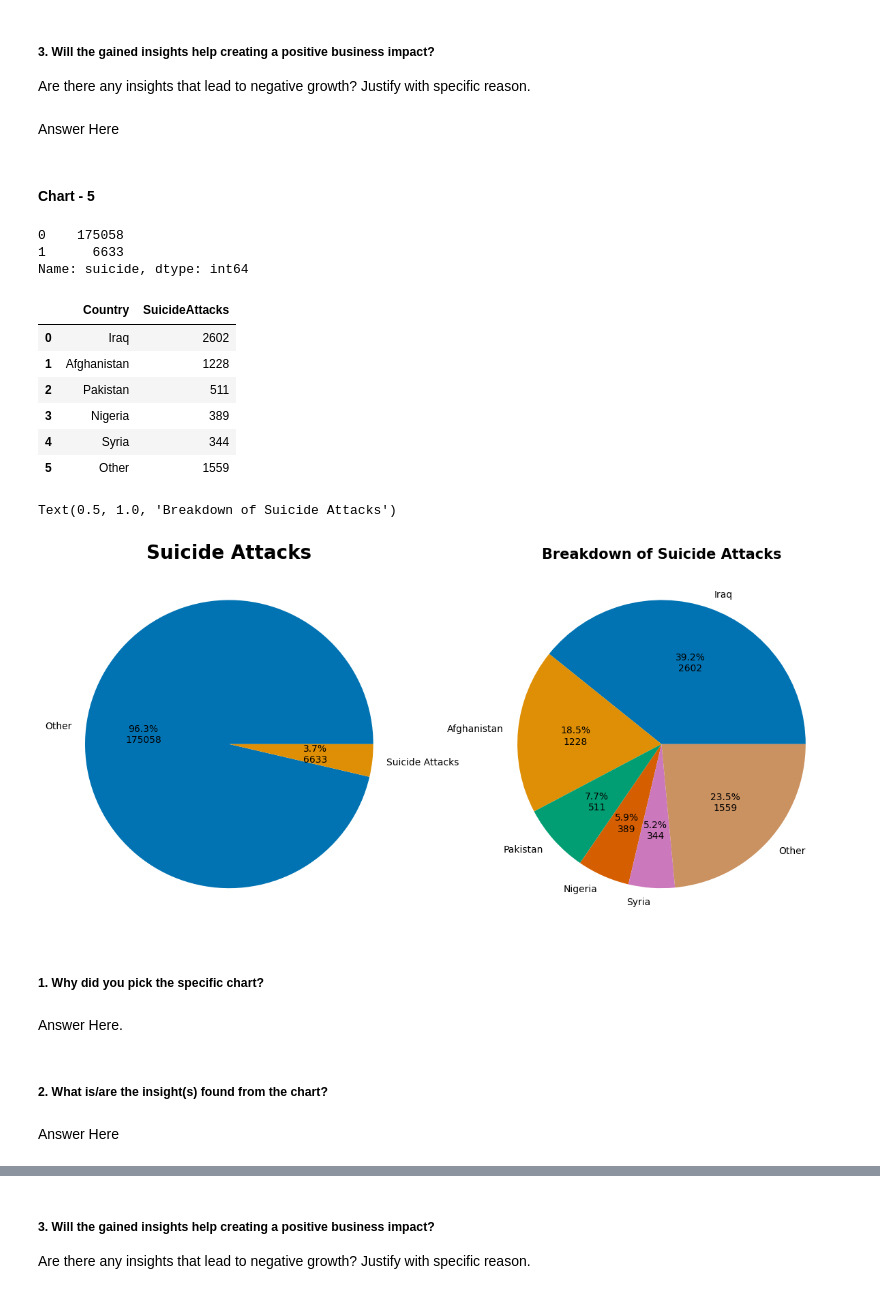
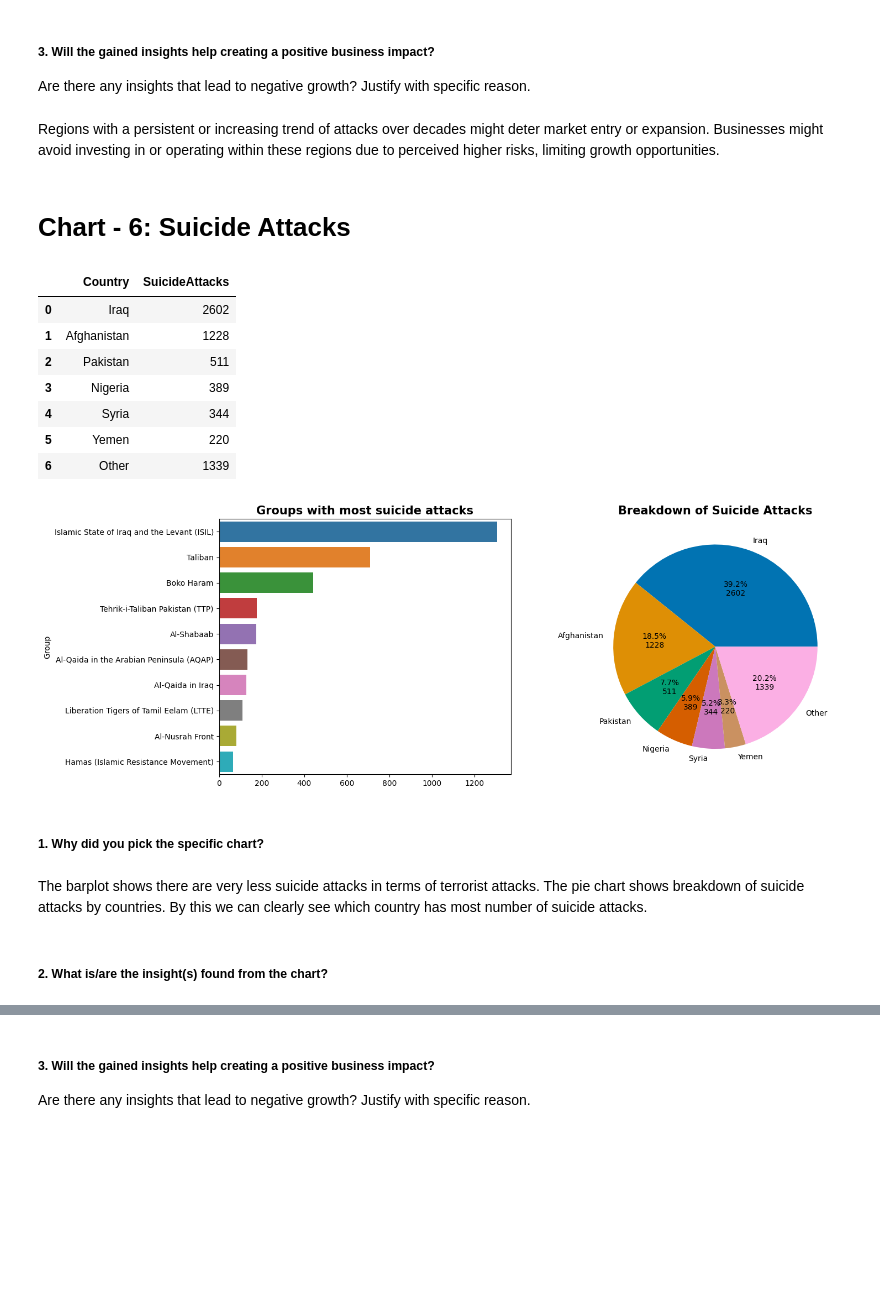
Before and after one commit to Mansi67/Global_Terrorism_Dataset_EDA, a Jupyter notebook: Global_Terrorism_Dataset_EDA.ipynb, the cells around one changed output, grey strips where cells are left out. Drawn from its saved outputs; the diff is of its cells as text; code cells hidden in the pictures; blank space fills up the shorter version.

```diff
--- a/Global_Terrorism_Dataset_EDA.ipynb
+++ b/Global_Terrorism_Dataset_EDA.ipynb
@@ -454,21 +500,18 @@ Answer Here
 # %% [markdown]
 ##### 3. Will the gained insights help creating a positive business impact?
 Are there any insights that lead to negative growth? Justify with specific reason.
-# %% [markdown]
-Answer Here
+# %% [markdown]
+Regions with a persistent or increasing trend of attacks over decades might deter market entry or expansion. Businesses might avoid investing in or operating within these regions due to perceived higher risks, limiting growth opportunities.
 # %% [markdown]
-#### Chart - 5
+# **Chart - 6: Suicide Attacks**
-# %%
-# Chart - 5 visualization code
-df['suicide'].value_counts()
-# %% [output]
-0    175058
-1      6633
-Name: suicide, dtype: int64
 # %%
-s=df[df['suicide']==1].groupby('Country')['eventid'].count().sort_values(ascending=False)[0:5]
-others=df[df['suicide']==1].groupby('Country')['eventid'].count().sort_values(ascending=False)[5:].sum()
+# Top Countries with Most Suicide Terrorist attacks with their count of attacks
+s=df[df['suicide']==1].groupby('Country')['eventid'].count().sort_values(ascending=False)[0:6]
+
+# Grouping rest of the countries and calling them others and calculating the sum of number of suicide attacks
+others=df[df['suicide']==1].groupby('Country')['eventid'].count().sort_values(ascending=False)[6:].sum()
 # %%
+# Create a dataframe from above data
 new_frame=pd.DataFrame({'Country':s.index,'SuicideAttacks':s.values}, index=None)
 new_frame.loc[len(new_frame.index)] = ['Other', others]
 new_frame
@@ -479,36 +522,44 @@ new_frame
 | 2 | Pakistan | 511 |
 | 3 | Nigeria | 389 |
 | 4 | Syria | 344 |
-| 5 | Other | 1559 |
+| 5 | Yemen | 220 |
+| 6 | Other | 1339 |
 # %%
+# Plot 1x2 grid for plot
 fig, (ax1,ax2) = plt.subplots(1,2,figsize=(15,6)) #ax1,ax2 refer to your two pies
 
-# 1,2 denotes 1 row, 2 columns - if you want to stack vertically, it would be 2,1
+# Set Palette Color for plot
 palette_color = sns.color_palette('colorblind')
-labels = ['Other','Suicide Attacks']
-values = df['suicide'].value_counts()
-total=sum(values)
+
+# Show % and number of attacks in pieplot
 def fmt(x):
     return '{:.1f}%\n{:.0f}'.format(x, total*x/100)
-ax1.pie(values,labels = labels,colors = palette_color,autopct=fmt) #plot first pie
-ax1.set_title("Suicide Attacks", fontsize=15, fontweight='bold')
 
+# # Plot countplot
+# sns.countplot(data=df, x='suicide', ax=ax1, width=0.3)
+# ax1.set_title("Suicide Attacks", fontsize=15, fontweight='bold')
 
+#Groups with most number of suicide attacks
+new=df[df['suicide']==1].groupby('Group')['eventid'].count().sort_values(ascending=False)[1:11]
+#Plot bar
+sns.barplot(y=new.index, x=new.values,width=0.8, orient='h', ax=ax1)
+ax1.set_title("Groups with most suicide attacks", fontsize=15, fontweight='bold')
+
+# Plot Pie
 labels = new_frame['Country']
 values = new_frame['SuicideAttacks']
 total=sum(values)
-def fmt(x):
-    return '{:.1f}%\n{:.0f}'.format(x, total*x/100)
-ax2.pie(values,labels = labels,colors = palette_color,autopct = fmt) #plot second pie
+ax2.pie(values,labels = labels,colors = palette_color,autopct = fmt)
 ax2.set_title("Breakdown of Suicide Attacks", fontsize=15, fontweight='bold')
+
+
+
+plt.show()
 # %% [output]
-Text(0.5, 1.0, 'Breakdown of Suicide Attacks')
-[figure, old version]
+[figure, new version]
 # %% [markdown]
 ##### 1. Why did you pick the specific chart?
-# %% [markdown]
-Answer Here.
+# %% [markdown]
+The barplot shows there are very less suicide attacks in terms of terrorist attacks. The pie chart shows breakdown of suicide attacks by countries. By this we can clearly see which country has most number of suicide attacks.
 # %% [markdown]
 ##### 2. What is/are the insight(s) found from the chart?
-# %% [markdown]
-Answer Here
```
Also changed, not shown: parts of 65 cells of this notebook.
